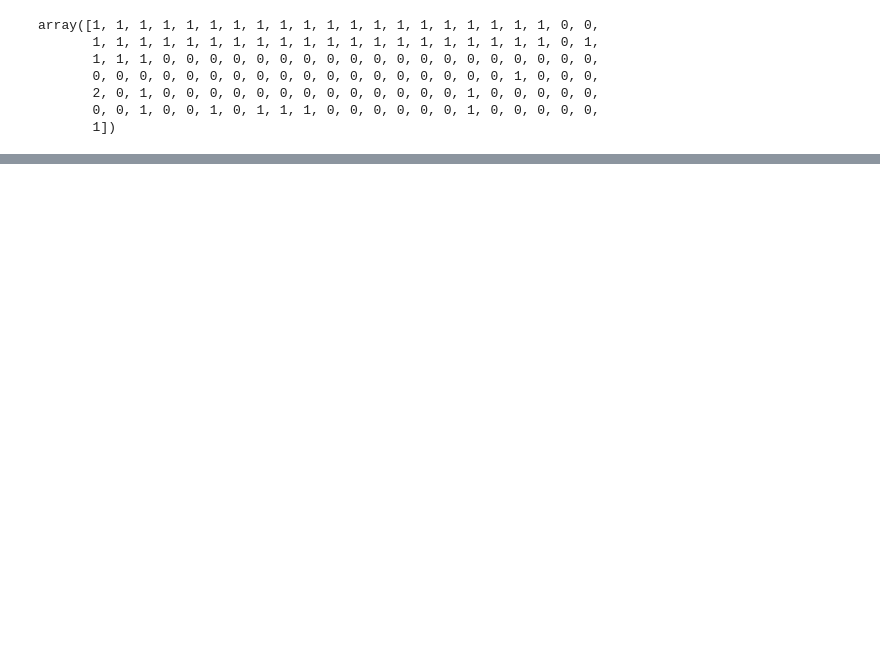
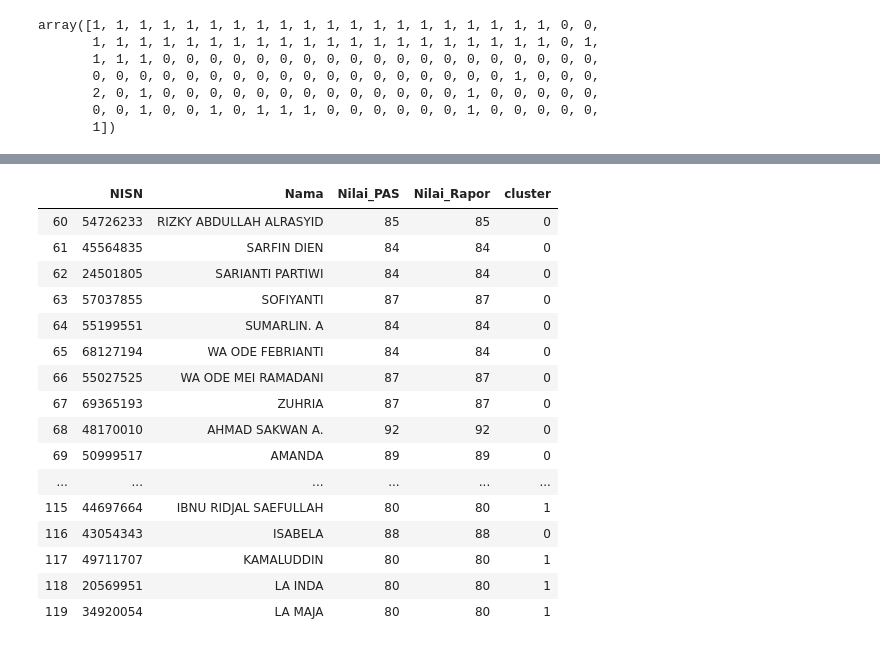
Before and after one commit to rizalgufrann/Studi-Kasus-Data-Mining, a Jupyter notebook: Data/Clustering_Nilai_Raport_Kimia.ipynb, the cells around one changed output, grey strips where cells are left out. Saved outputs shown, nothing was run; the diff lists cells and outputs as text; code cells hidden in the pictures; blank space fills up the shorter version.

```diff
--- a/Data/Clustering_Nilai_Raport_Kimia.ipynb
+++ b/Data/Clustering_Nilai_Raport_Kimia.ipynb
@@ -135,0 +184,20 @@ df
+# %%
+tabel[60:120]
+# %% [output]
+|  | NISN | Nama | Nilai_PAS | Nilai_Rapor | cluster |
+| 60 | 54726233 | RIZKY ABDULLAH ALRASYID | 85 | 85 | 0 |
+| 61 | 45564835 | SARFIN DIEN | 84 | 84 | 0 |
+| 62 | 24501805 | SARIANTI PARTIWI | 84 | 84 | 0 |
+| 63 | 57037855 | SOFIYANTI | 87 | 87 | 0 |
+| 64 | 55199551 | SUMARLIN. A | 84 | 84 | 0 |
+| 65 | 68127194 | WA ODE FEBRIANTI | 84 | 84 | 0 |
+| 66 | 55027525 | WA ODE MEI RAMADANI | 87 | 87 | 0 |
+| 67 | 69365193 | ZUHRIA | 87 | 87 | 0 |
+| 68 | 48170010 | AHMAD SAKWAN A. | 92 | 92 | 0 |
+| 69 | 50999517 | AMANDA | 89 | 89 | 0 |
+| ... | ... | ... | ... | ... | ... |
+| 115 | 44697664 | IBNU RIDJAL SAEFULLAH | 80 | 80 | 1 |
+| 116 | 43054343 | ISABELA | 88 | 88 | 0 |
+| 117 | 49711707 | KAMALUDDIN | 80 | 80 | 1 |
+| 118 | 20569951 | LA INDA | 80 | 80 | 1 |
+| 119 | 34920054 | LA MAJA | 80 | 80 | 1 |
```
Also changed, not shown: parts of 7 cells of this notebook.
